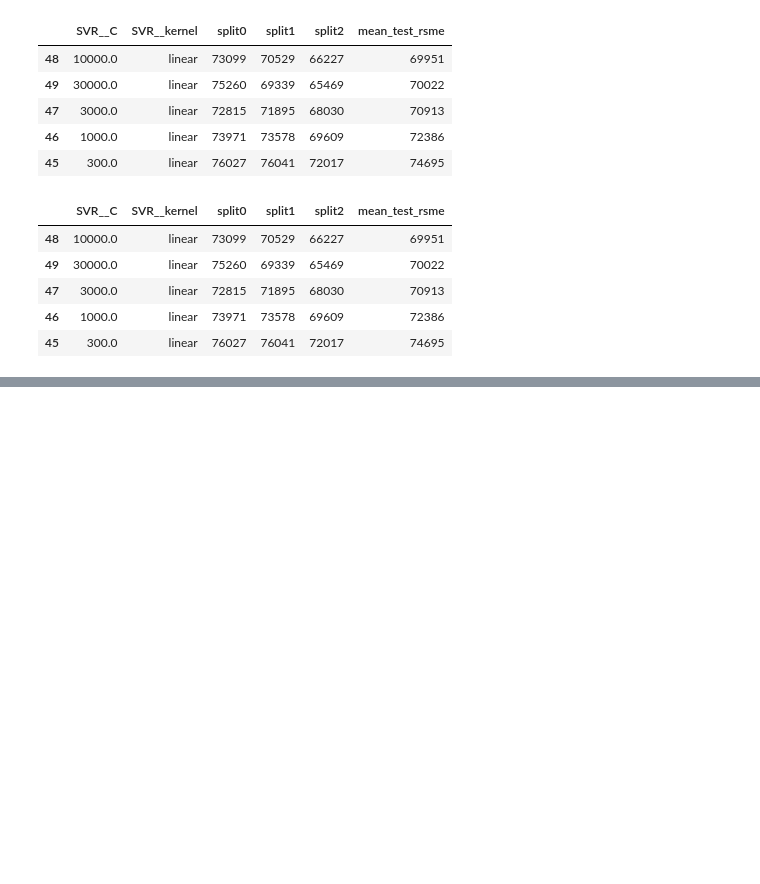
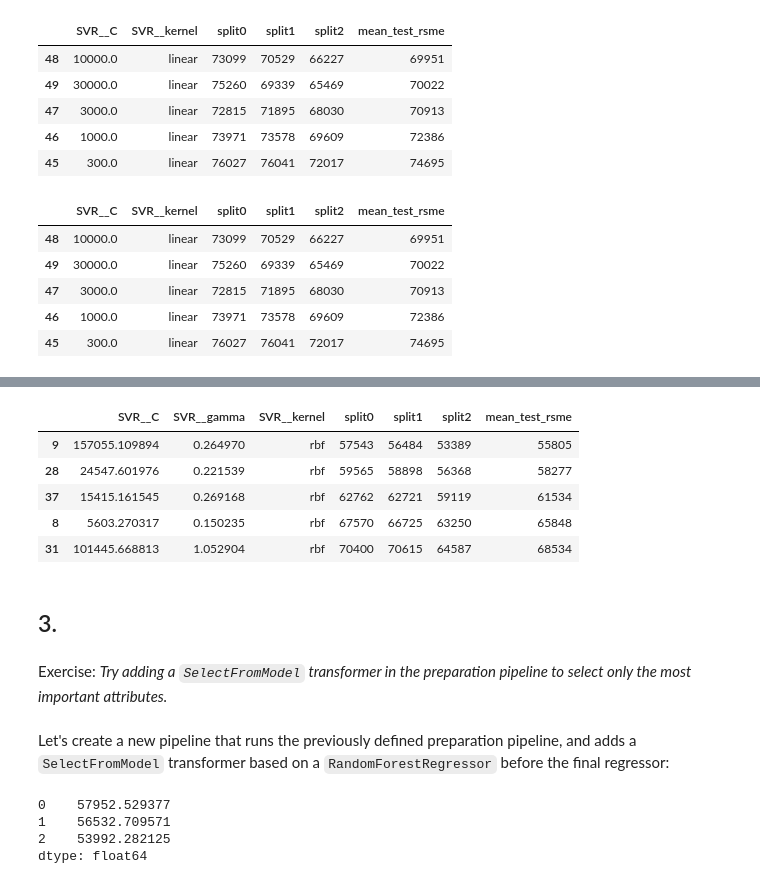
Before and after one commit to deexth/Pyt, a Jupyter notebook: chpt2_hml.ipynb, the cells around one changed output, grey strips where cells are left out. Cells and saved outputs as stored; diff of their text form; code cells hidden in the pictures; blank space fills up the shorter version.

```diff
--- a/chpt2_hml.ipynb
+++ b/chpt2_hml.ipynb
@@ -271,3 +293,5 @@ strat_train_set, strat_test_set = strat_splits[0]
 # %%
-strat_train_set, strat_test_set = train_test_split(housing, test_size=0.2, stratify=housing["income_cat"], random_state=42)
+strat_train_set, strat_test_set = train_test_split(
+    housing, test_size=0.2, stratify=housing["income_cat"], random_state=42
+)
 # %% [markdown]
@@ -1406,9 +1568,16 @@ RandomizedSearchCV(cv=3,
 # extra code – displays the random search results
 cv_res = pd.DataFrame(rnd_search.cv_results_)
 cv_res.sort_values(by="mean_test_score", ascending=False, inplace=True)
-cv_res = cv_res[["param_preprocessing__geo__n_clusters",
-                 "param_random_forest__max_features", "split0_test_score",
-                 "split1_test_score", "split2_test_score", "mean_test_score"]]
+cv_res = cv_res[
+    [
+        "param_preprocessing__geo__n_clusters",
+        "param_random_forest__max_features",
+        "split0_test_score",
+        "split1_test_score",
+        "split2_test_score",
+        "mean_test_score",
+    ]
+]
 cv_res.columns = ["n_clusters", "max_features"] + score_cols
 cv_res[score_cols] = -cv_res[score_cols].round().astype(np.int64)
 cv_res.head()
@@ -1746,0 +1946,16 @@ model_search_table(grid_svr_search, cv_res_param, score_cols)
+# %%
+param_distribs = {
+    "SVR__C": loguniform(20, 200_000),
+    "SVR__gamma": expon(scale=1.0),
+    "SVR__kernel": ["linear", "rbf"],
+}
+
+svr_rnd_search = RandomizedSearchCV(
+    svr,
+    param_distributions=param_distribs,
+    cv=3,
+    scoring="neg_root_mean_squared_error",
+    n_iter=50,
+    random_state=42,
+)
+svr_rnd_search.fit(housing.iloc[:5000], housing_labels.iloc[:5000])
@@ -1746,0 +2001,24 @@ model_search_table(grid_svr_search, cv_res_param, score_cols)
+# %%
+rnd_param = [
+    "param_SVR__C",
+    "param_SVR__gamma",
+    "param_SVR__kernel",
+    "split0_test_score",
+    "split1_test_score",
+    "split2_test_score",
+    "mean_test_score",
+]
+model_search_table(svr_rnd_search, rnd_param, score_cols)
+# %% [output]
+|  | SVR__C | SVR__gamma | SVR__kernel | split0 | split1 | split2 | mean_test_rsme |
+| 9 | 157055.109894 | 0.264970 | rbf | 57543 | 56484 | 53389 | 55805 |
+| 28 | 24547.601976 | 0.221539 | rbf | 59565 | 58898 | 56368 | 58277 |
+| 37 | 15415.161545 | 0.269168 | rbf | 62762 | 62721 | 59119 | 61534 |
+| 8 | 5603.270317 | 0.150235 | rbf | 67570 | 66725 | 63250 | 65848 |
+| 31 | 101445.668813 | 1.052904 | rbf | 70400 | 70615 | 64587 | 68534 |
+# %% [markdown]
+## 3.
+# %% [markdown]
+Exercise: _Try adding a `SelectFromModel` transformer in the preparation pipeline to select only the most important attributes._
+# %% [markdown]
+Let's create a new pipeline that runs the previously defined preparation pipeline, and adds a `SelectFromModel` transformer based on a `RandomForestRegressor` before the final regressor:
@@ -1746,0 +2042,14 @@ model_search_table(grid_svr_search, cv_res_param, score_cols)
+# %%
+selector_rsmes = -cross_val_score(
+    feature_pipeline_model,
+    housing.iloc[:5000],
+    housing_labels.iloc[:5000],
+    scoring="neg_root_mean_squared_error",
+    cv=3,
+)
+pd.Series(selector_rsmes)
+# %% [output]
+0    57952.529377
+1    56532.709571
+2    53992.282125
+dtype: float64
```
Also changed, not shown: parts of 106 cells of this notebook.
